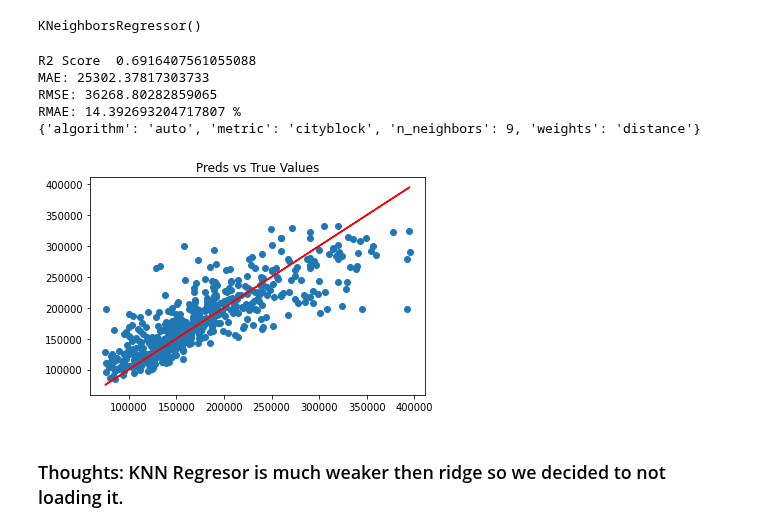
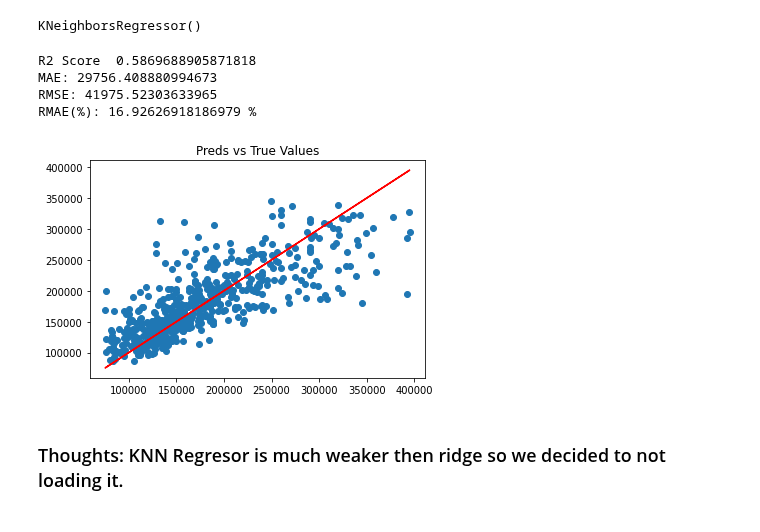
Before and after one commit to KacperChmura1/House-Price, a Jupyter notebook: ML.ipynb, the cells around one changed output. Cells and saved outputs as stored; diff of their text form; code cells hidden in the pictures.

```diff
--- a/ML.ipynb
+++ b/ML.ipynb
@@ -329,14 +343,13 @@ grid_params = {
 
 }
 # %%
-ml(dummies_df, KNeighborsRegressor(), True, grid_params)
+ml(dummies_df, KNeighborsRegressor(), False, grid_params)
 # %% [output]
-R2 Score  0.6916407561055088
-MAE: 25302.37817303733
-RMSE: 36268.80282859065
-RMAE: 14.392693204717807 %
-{'algorithm': 'auto', 'metric': 'cityblock', 'n_neighbors': 9, 'weights': 'distance'}
+R2 Score  0.5869688905871818
+MAE: 29756.408880994673
+RMSE: 41975.52303633965
+RMAE(%): 16.92626918186979 %
-[figure, old version]
+[figure, new version]
 # %% [markdown]
 ### Thoughts: KNN Regresor is much weaker then ridge so we decided to not loading it.
 # %% [markdown]
```
Also changed, not shown: parts of 17 cells of this notebook.
